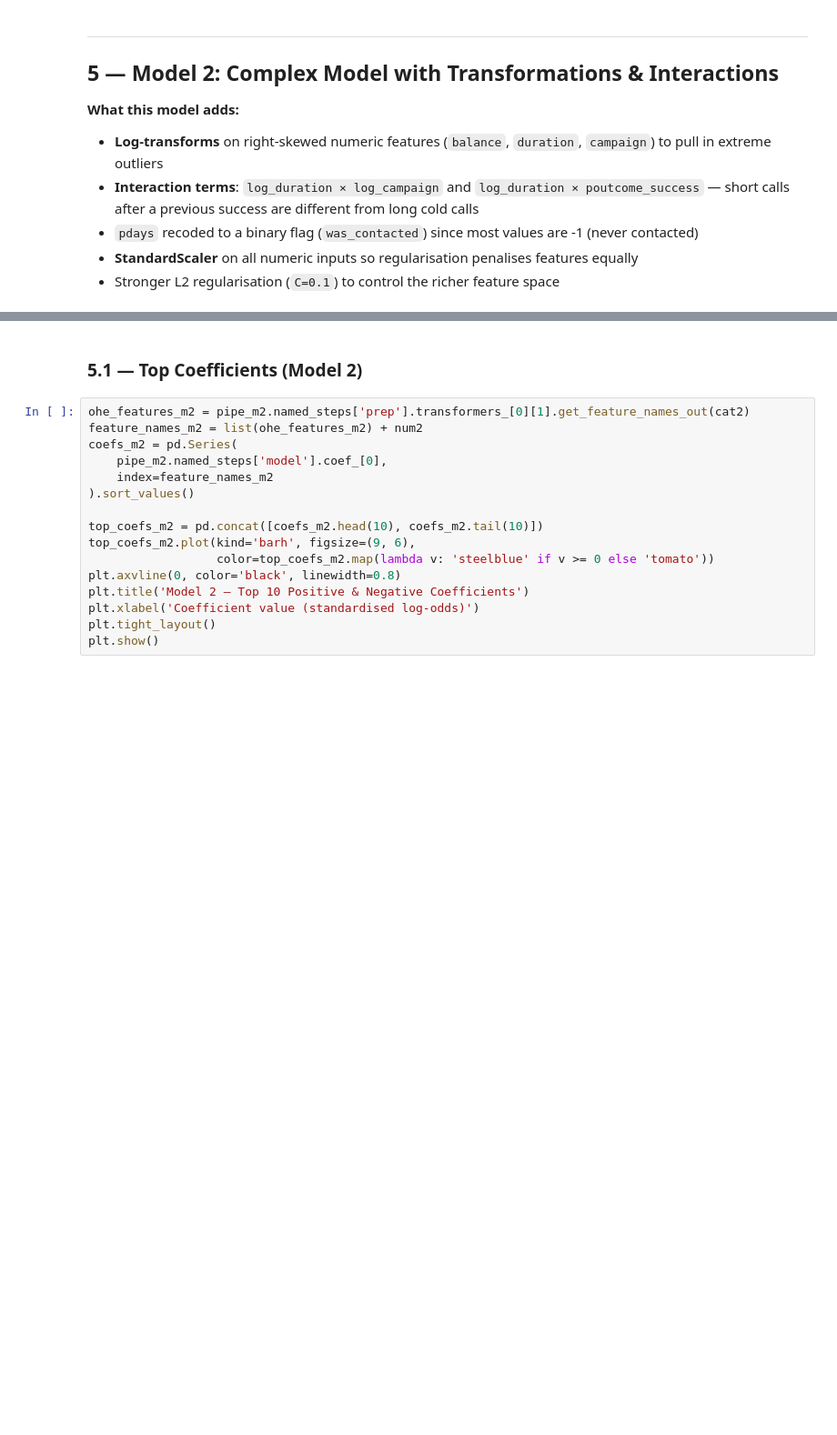
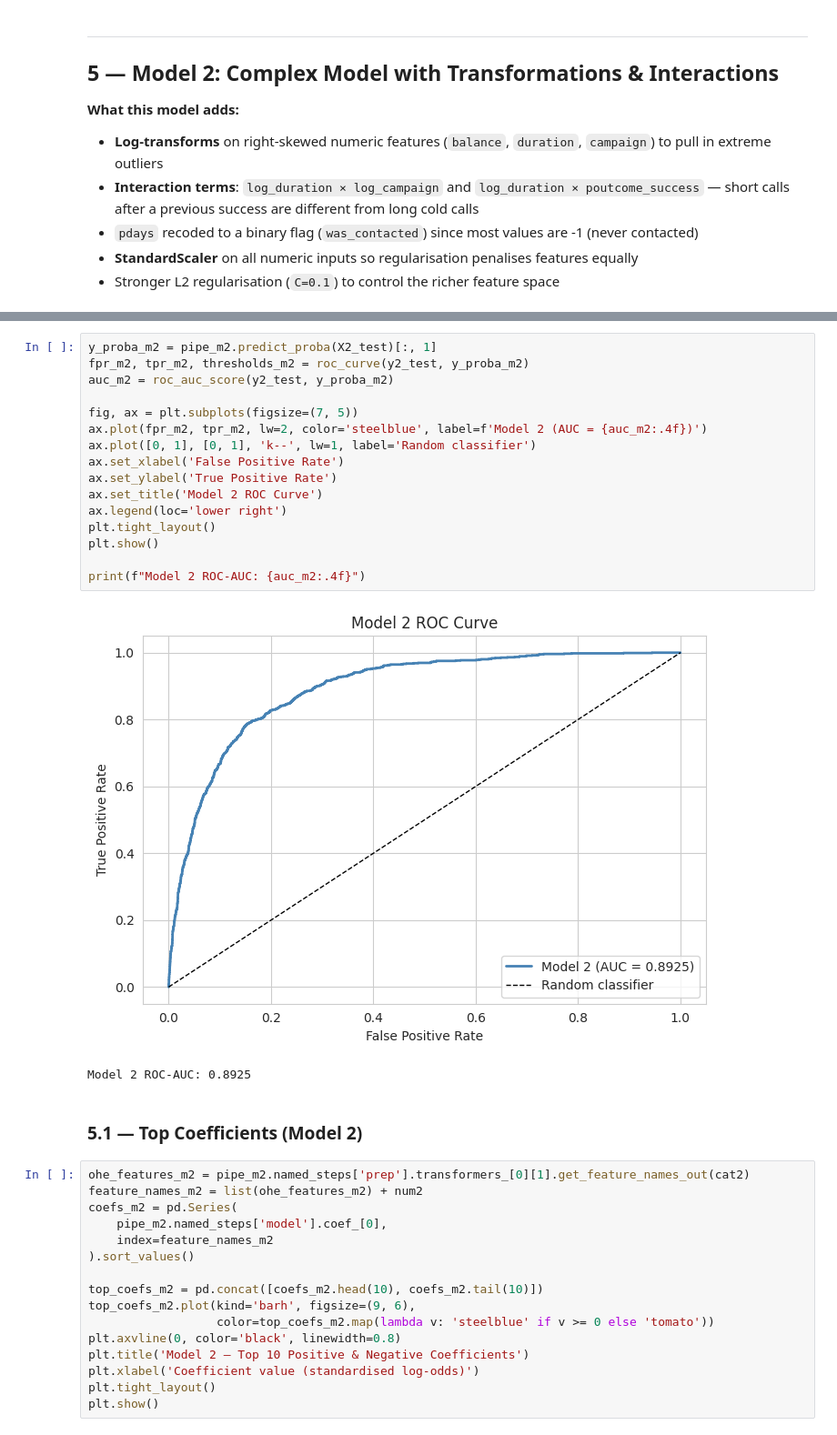
Before and after one commit to Ryanmh1024/intro_to_ml_classwork, a Jupyter notebook: logistic_regression.ipynb, the cells around one changed output, grey strips where cells are left out. Shown at 91% size. Cells and saved outputs as stored; diff of their text form; blank space fills up the shorter version.

```diff
--- a/logistic_regression.ipynb
+++ b/logistic_regression.ipynb
@@ -279,3 +354,22 @@ auc_m2 = evaluate_model('Model 2 — Transformations & Interactions', pipe_m2, X
+# %%
+y_proba_m2 = pipe_m2.predict_proba(X2_test)[:, 1]
+fpr_m2, tpr_m2, thresholds_m2 = roc_curve(y2_test, y_proba_m2)
+auc_m2 = roc_auc_score(y2_test, y_proba_m2)
+
+fig, ax = plt.subplots(figsize=(7, 5))
+ax.plot(fpr_m2, tpr_m2, lw=2, color='steelblue', label=f'Model 2 (AUC = {auc_m2:.4f})')
+ax.plot([0, 1], [0, 1], 'k--', lw=1, label='Random classifier')
+ax.set_xlabel('False Positive Rate')
+ax.set_ylabel('True Positive Rate')
+ax.set_title('Model 2 ROC Curve')
+ax.legend(loc='lower right')
+plt.tight_layout()
+plt.show()
+
+print(f"Model 2 ROC-AUC: {auc_m2:.4f}")
+# %% [output]
+[figure, added]
+Model 2 ROC-AUC: 0.8925
 # %% [markdown]
 ### 5.1 — Top Coefficients (Model 2)
 # %%
```
Also changed, not shown: parts of 24 cells of this notebook.
